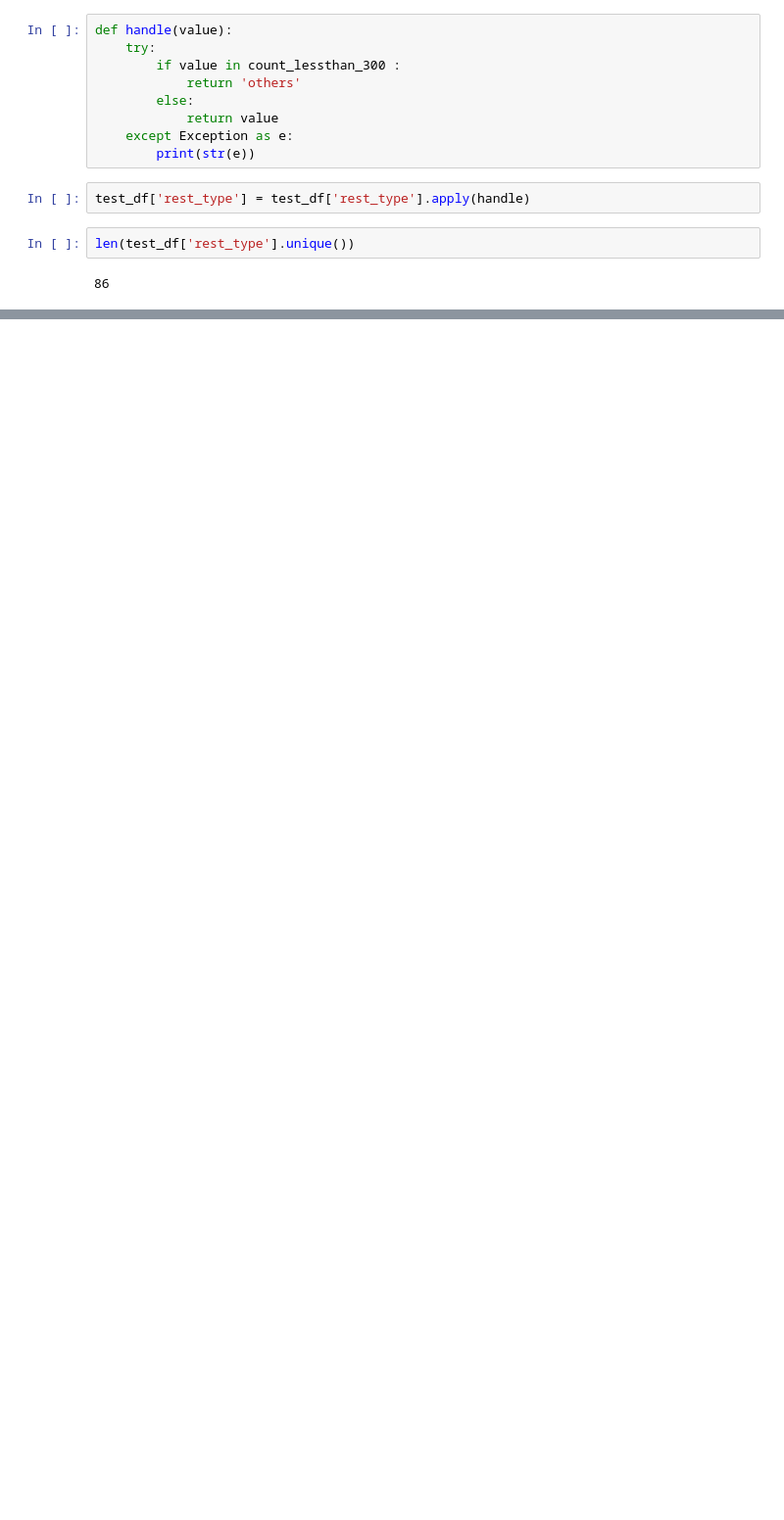
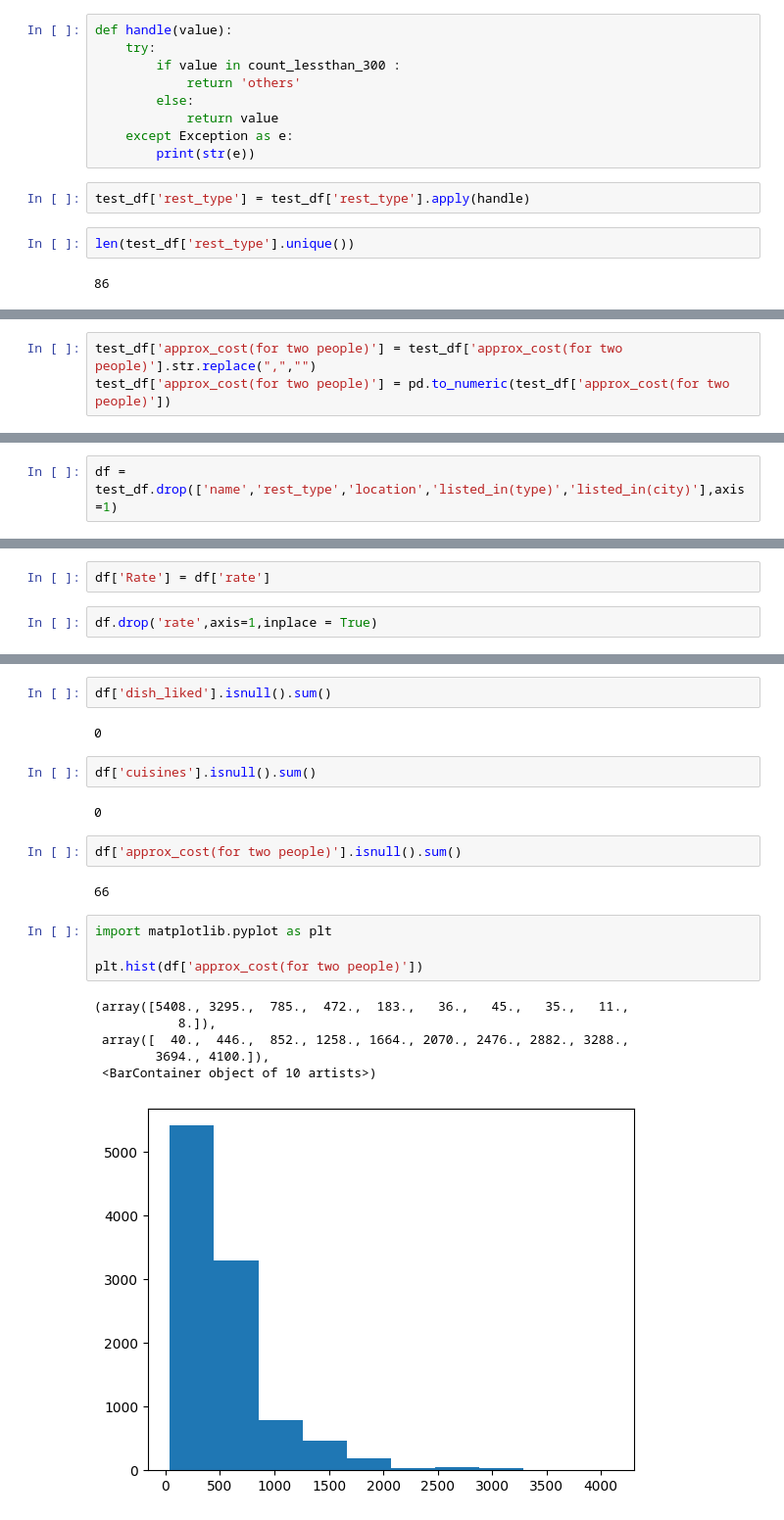
Before and after one commit to shaikshan/Restaurant_Rating_Prediction, a Jupyter notebook: notebook/practice.ipynb, the cells around one changed output, grey strips where cells are left out. Shown: that part at 98% size. Saved outputs shown, nothing was run; the diff lists cells and outputs as text; blank space fills up the shorter version.

```diff
--- a/notebook/practice.ipynb
+++ b/notebook/practice.ipynb
@@ -140,0 +209,3 @@ len(test_df['rest_type'].unique())
+# %%
+test_df['approx_cost(for two people)'] = test_df['approx_cost(for two people)'].str.replace(",","")
+test_df['approx_cost(for two people)'] = pd.to_numeric(test_df['approx_cost(for two people)'])
@@ -140,0 +221,2 @@ len(test_df['rest_type'].unique())
+# %%
+df = test_df.drop(['name','rest_type','location','listed_in(type)','listed_in(city)'],axis=1)
@@ -140,0 +232,4 @@ len(test_df['rest_type'].unique())
+# %%
+df['Rate'] = df['rate']
+# %%
+df.drop('rate',axis=1,inplace = True)
@@ -140,0 +257,23 @@ len(test_df['rest_type'].unique())
+# %%
+df['dish_liked'].isnull().sum()
+# %% [output]
+0
+# %%
+df['cuisines'].isnull().sum()
+# %% [output]
+0
+# %%
+df['approx_cost(for two people)'].isnull().sum()
+# %% [output]
+66
+# %%
+import matplotlib.pyplot as plt
+
+plt.hist(df['approx_cost(for two people)'])
+# %% [output]
+(array([5408., 3295.,  785.,  472.,  183.,   36.,   45.,   35.,   11.,
+           8.]),
+ array([  40.,  446.,  852., 1258., 1664., 2070., 2476., 2882., 3288.,
+        3694., 4100.]),
+ <BarContainer object of 10 artists>)
+[figure, added]
```
Also changed, not shown: parts of 27 cells of this notebook, 1 other file.
